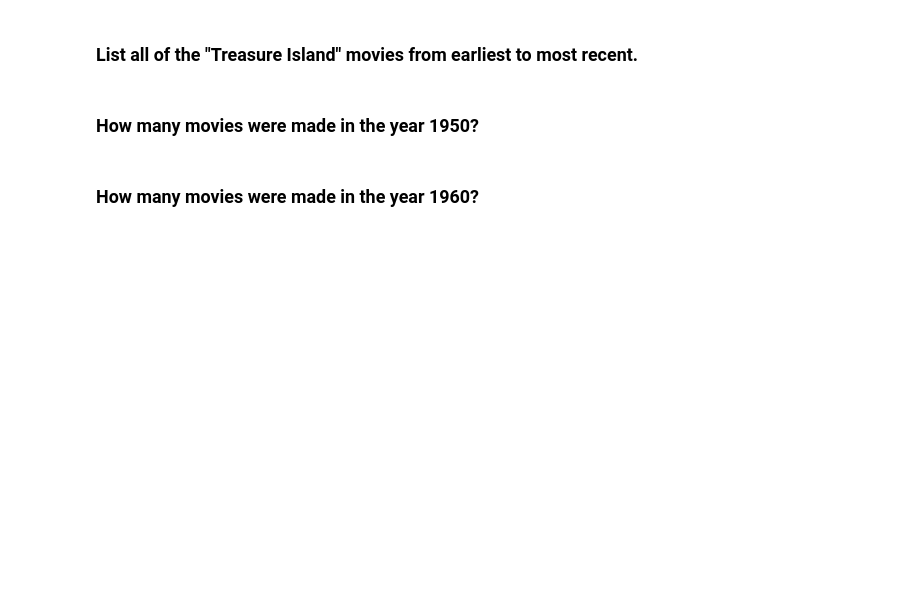
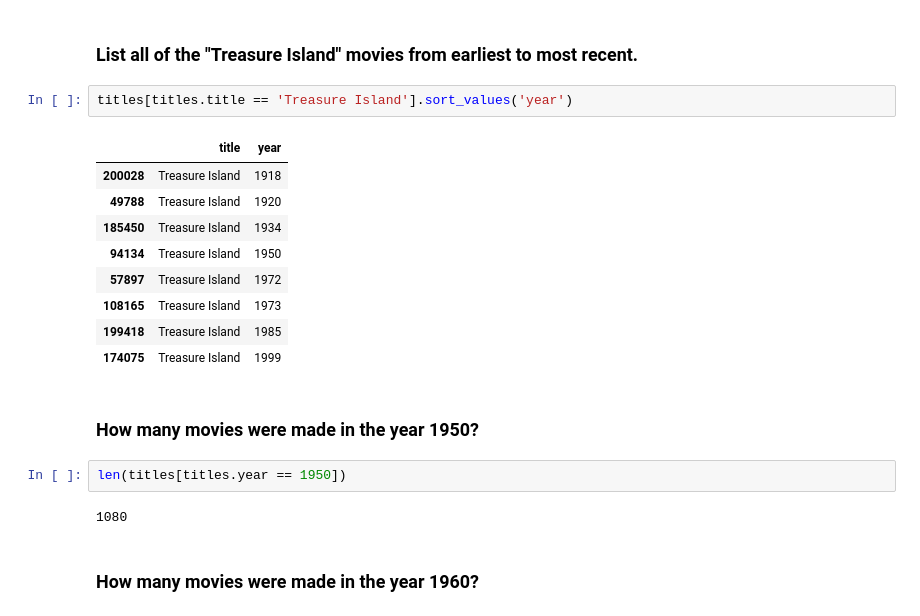
Before and after one commit to julianquilatan/BD2K-Summer-Workshop, a Jupyter notebook: 4-Anaconda-IPython-Dataframes.ipynb, the cells around one changed output. Saved outputs shown, nothing was run; the diff lists cells and outputs as text; blank space fills up the shorter version.

```diff
--- a/4-Anaconda-IPython-Dataframes.ipynb
+++ b/4-Anaconda-IPython-Dataframes.ipynb
@@ -323,6 +342,22 @@ Most (if not all) of these exercises can be done in a single line. Be precise! I
 # %% [markdown]
 ### List all of the "Treasure Island" movies from earliest to most recent.
+# %%
+titles[titles.title == 'Treasure Island'].sort_values('year')
+# %% [output]
+|  | title | year |
+| 200028 | Treasure Island | 1918 |
+| 49788 | Treasure Island | 1920 |
+| 185450 | Treasure Island | 1934 |
+| 94134 | Treasure Island | 1950 |
+| 57897 | Treasure Island | 1972 |
+| 108165 | Treasure Island | 1973 |
+| 199418 | Treasure Island | 1985 |
+| 174075 | Treasure Island | 1999 |
 # %% [markdown]
 ### How many movies were made in the year 1950?
+# %%
+len(titles[titles.year == 1950])
+# %% [output]
+1080
 # %% [markdown]
 ### How many movies were made in the year 1960?
```
Also changed, not shown: parts of 14 cells of this notebook.
